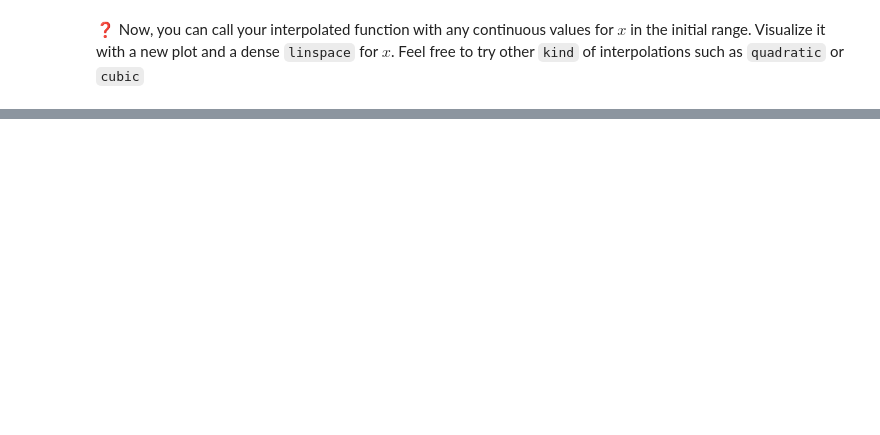
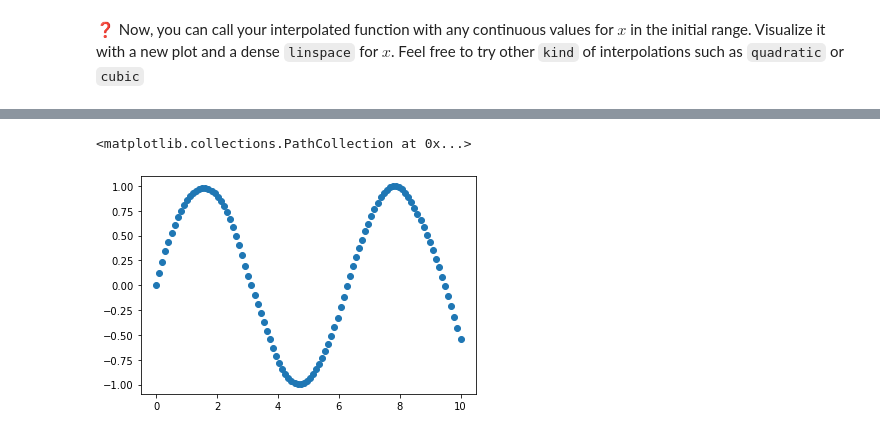
Before and after one commit to brmuloot/Briefs_5, a Jupyter notebook: 03-scipy.ipynb, the cells around one changed output, grey strips where cells are left out. Drawn from its saved outputs; the diff is of its cells as text; code cells hidden in the pictures; blank space fills up the shorter version.

```diff
--- a/03-scipy.ipynb
+++ b/03-scipy.ipynb
@@ -447,0 +464,10 @@ plt.scatter(x, y)
+# %%
+#YOUR CODE
+f_interpolated = interpolate.interp1d(x, y, kind = "quadratic")
+
+x2 = np.linspace(0, 10, 100)
+y2 = f_interpolated(x2)
+plt.scatter(x2,y2)
+# %% [output]
+<matplotlib.collections.PathCollection at 0x...>
+[figure, added]
```
Also changed, not shown: parts of 11 cells of this notebook.
